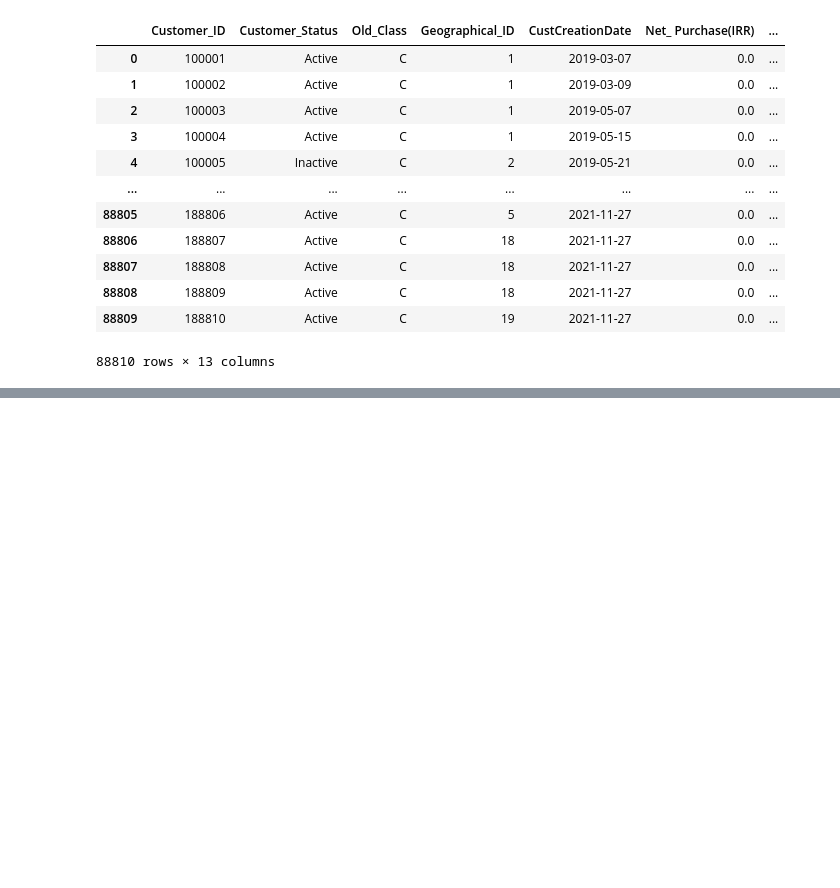
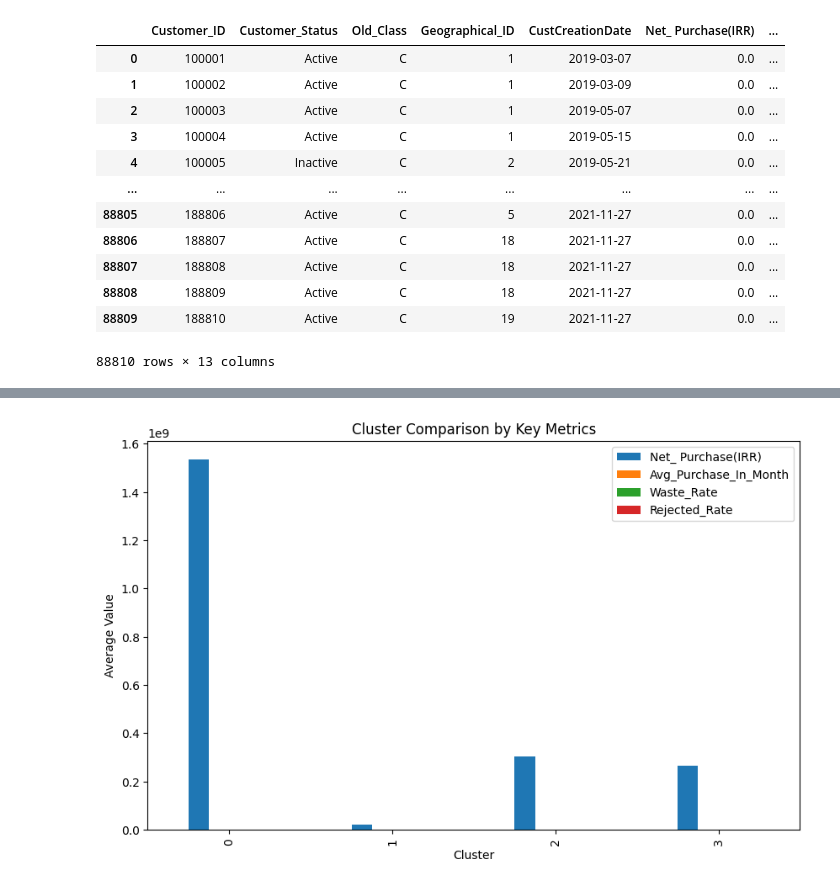
Before and after one commit to yuza27/GitProject, a Jupyter notebook: unsupervised/K-MEANS/K-MEANS-EXPERIMENTAL.ipynb, the cells around one changed output, grey strips where cells are left out. Saved outputs shown, nothing was run; the diff lists cells and outputs as text; code cells hidden in the pictures; blank space fills up the shorter version.

```diff
--- a/unsupervised/K-MEANS/K-MEANS-EXPERIMENTAL.ipynb
+++ b/unsupervised/K-MEANS/K-MEANS-EXPERIMENTAL.ipynb
@@ -93,0 +153,5 @@ array([1.00000000e+00, 1.16766976e-14])
+# %%
+raw_data['Cluster'] = model.labels_
+clean = raw_data.drop(['Unnamed: 11','Unnamed: 12'],axis=1)
+raw_data = clean
+raw_data
@@ -93,0 +172,5 @@ array([1.00000000e+00, 1.16766976e-14])
+# %%
+# Rata-rata per cluster
+data = raw_data.drop(['Customer_Status','Old_Class','Customer_ID'],axis=1)
+cluster_summary = data.groupby('Cluster').mean()
+print(cluster_summary)
@@ -93,0 +198,12 @@ array([1.00000000e+00, 1.16766976e-14])
+# %%
+import matplotlib.pyplot as plt
+
+summary_plot = cluster_summary[['Net_ Purchase(IRR)', 'Avg_Purchase_In_Month', 'Waste_Rate', 'Rejected_Rate']]
+summary_plot.plot(kind='bar', figsize=(10,6))
+plt.title("Cluster Comparison by Key Metrics")
+plt.xlabel("Cluster")
+plt.ylabel("Average Value")
+plt.legend(loc='upper right')
+plt.show()
+# %% [output]
+[figure, added]
```
Also changed, not shown: parts of 22 cells of this notebook, 1 other file.
